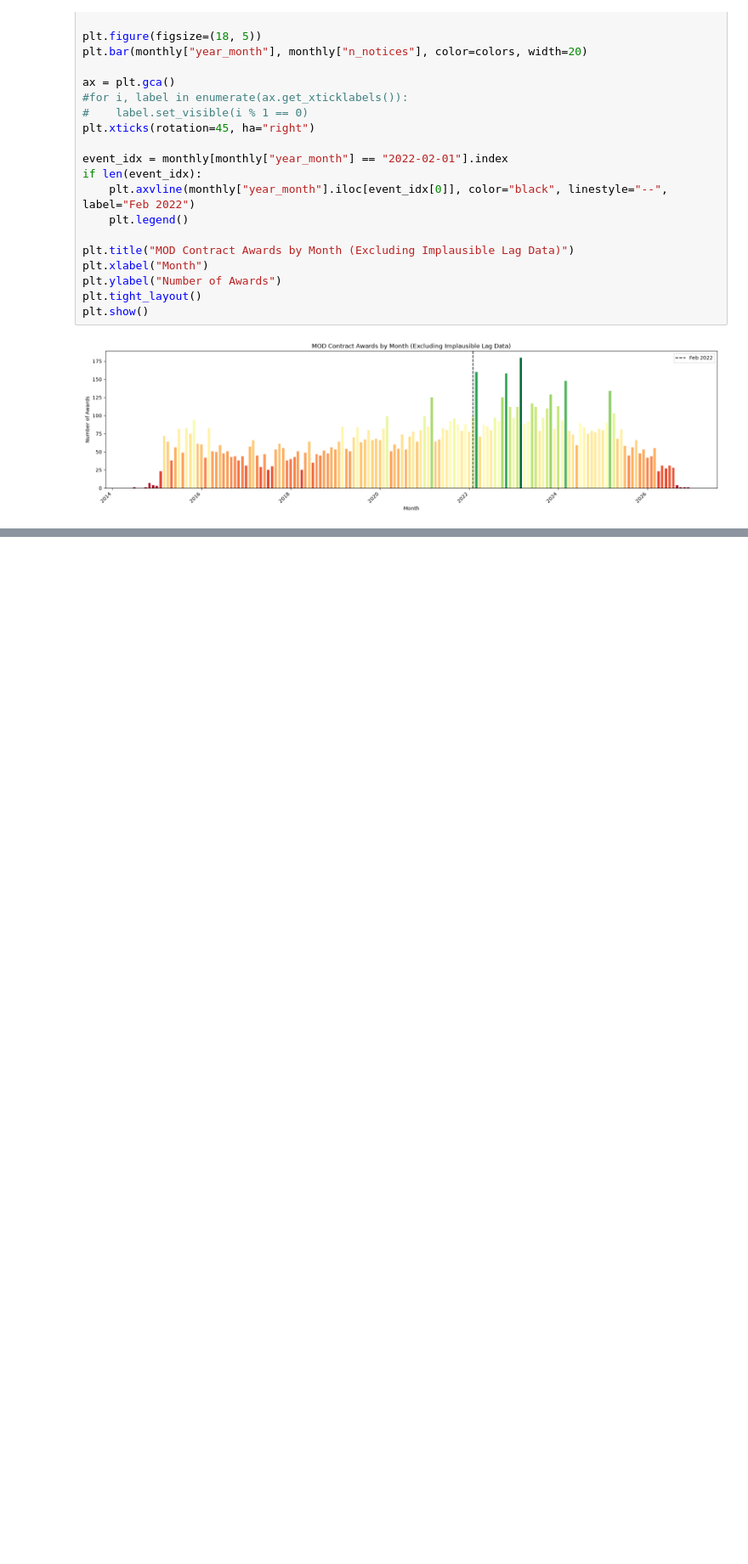
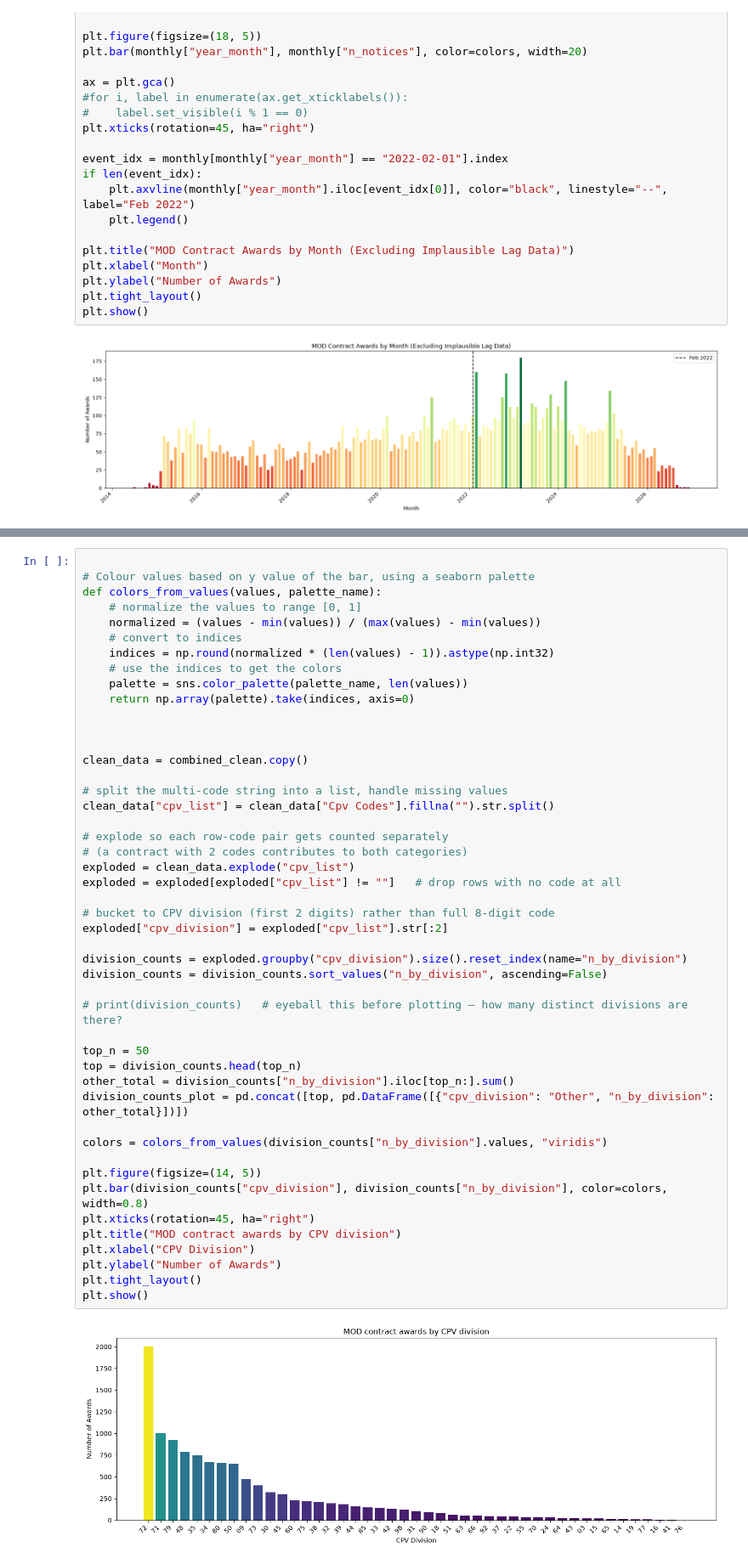
Before and after one commit to Toucanz/mod_contracts_analysis, a Jupyter notebook: contracts_notebook.ipynb, the cells around one changed output, grey strips where cells are left out. Shown at 85% size. Cells and saved outputs as stored; diff of their text form; blank space fills up the shorter version.

Commit message:
added contract frequency by cpv code and supplier frequency graphs

```diff
--- a/contracts_notebook.ipynb
+++ b/contracts_notebook.ipynb
@@ -336,0 +302,49 @@ plt.show()
+# %%
+
+# Colour values based on y value of the bar, using a seaborn palette
+def colors_from_values(values, palette_name):
+    # normalize the values to range [0, 1]
+    normalized = (values - min(values)) / (max(values) - min(values))
+    # convert to indices
+    indices = np.round(normalized * (len(values) - 1)).astype(np.int32)
+    # use the indices to get the colors
+    palette = sns.color_palette(palette_name, len(values))
+    return np.array(palette).take(indices, axis=0)
+
+
+
+clean_data = combined_clean.copy()
+
+# split the multi-code string into a list, handle missing values
+clean_data["cpv_list"] = clean_data["Cpv Codes"].fillna("").str.split()
+
+# explode so each row-code pair gets counted separately
+# (a contract with 2 codes contributes to both categories)
+exploded = clean_data.explode("cpv_list")
+exploded = exploded[exploded["cpv_list"] != ""]   # drop rows with no code at all
+
+# bucket to CPV division (first 2 digits) rather than full 8-digit code
+exploded["cpv_division"] = exploded["cpv_list"].str[:2]
+
+division_counts = exploded.groupby("cpv_division").size().reset_index(name="n_by_division")
+division_counts = division_counts.sort_values("n_by_division", ascending=False)
+
+# print(division_counts)   # eyeball this before plotting — how many distinct divisions are there?
+
+top_n = 50
+top = division_counts.head(top_n)
+other_total = division_counts["n_by_division"].iloc[top_n:].sum()
+division_counts_plot = pd.concat([top, pd.DataFrame([{"cpv_division": "Other", "n_by_division": other_total}])])
+
+colors = colors_from_values(division_counts["n_by_division"].values, "viridis")
+
+plt.figure(figsize=(14, 5))
+plt.bar(division_counts["cpv_division"], division_counts["n_by_division"], color=colors, width=0.8)
+plt.xticks(rotation=45, ha="right")
+plt.title("MOD contract awards by CPV division")
+plt.xlabel("CPV Division")
+plt.ylabel("Number of Awards")
+plt.tight_layout()
+plt.show()
+# %% [output]
+[figure, added]
```
Also changed, not shown: parts of 4 cells of this notebook, 1 other file.
